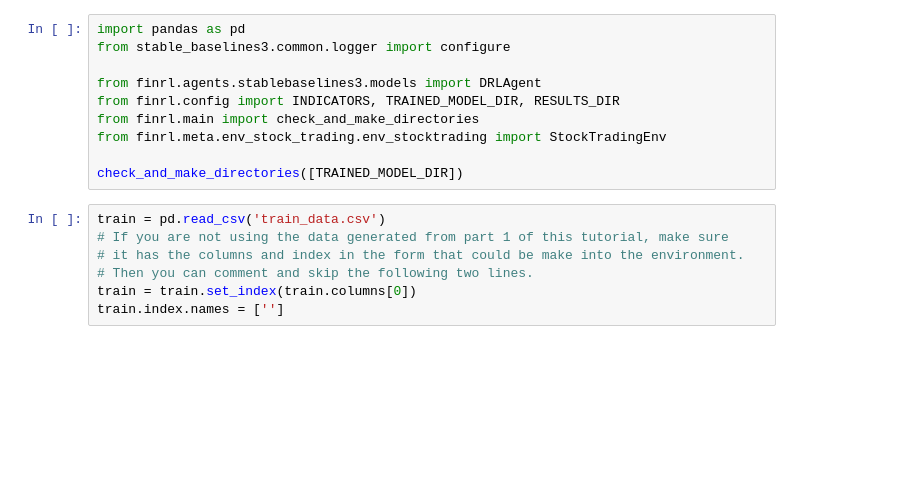
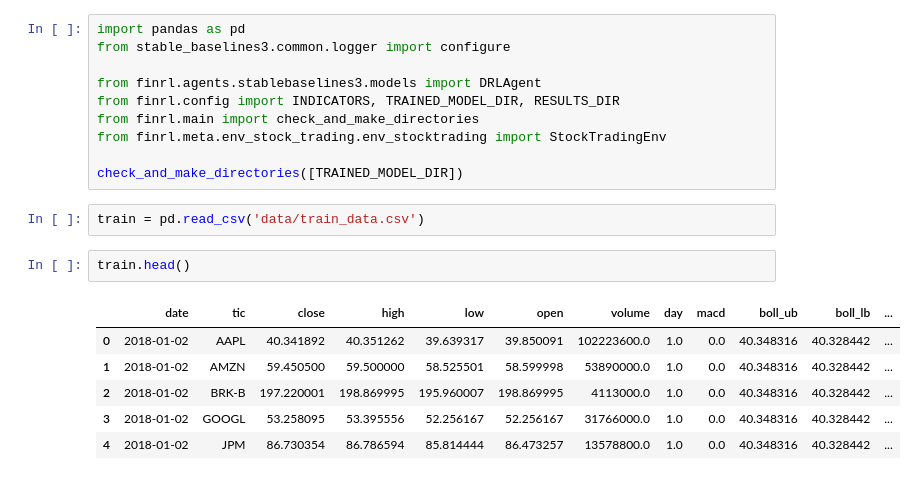
Before and after one commit to matkubita/StockAIFinanceRLAgent, a Jupyter notebook: RLAgent_2_1_Train_PPO.ipynb, the cells around one changed output. Saved outputs shown, nothing was run; the diff lists cells and outputs as text; blank space fills up the shorter version.

```diff
--- a/RLAgent_2_1_Train_PPO.ipynb
+++ b/RLAgent_2_1_Train_PPO.ipynb
@@ -8,10 +8,14 @@ from finrl.main import check_and_make_directories
 from finrl.meta.env_stock_trading.env_stocktrading import StockTradingEnv
 
 check_and_make_directories([TRAINED_MODEL_DIR])
-# %%
-train = pd.read_csv('train_data.csv')
-# If you are not using the data generated from part 1 of this tutorial, make sure
-# it has the columns and index in the form that could be make into the environment.
-# Then you can comment and skip the following two lines.
-train = train.set_index(train.columns[0])
-train.index.names = ['']
+# %%
+train = pd.read_csv('data/train_data.csv')
+# %%
+train.head()
+# %% [output]
+|  | date | tic | close | high | low | open | volume | day | macd | boll_ub | boll_lb | ... |
+| 0 | 2018-01-02 | AAPL | 40.341892 | 40.351262 | 39.639317 | 39.850091 | 102223600.0 | 1.0 | 0.0 | 40.348316 | 40.328442 | ... |
+| 1 | 2018-01-02 | AMZN | 59.450500 | 59.500000 | 58.525501 | 58.599998 | 53890000.0 | 1.0 | 0.0 | 40.348316 | 40.328442 | ... |
+| 2 | 2018-01-02 | BRK-B | 197.220001 | 198.869995 | 195.960007 | 198.869995 | 4113000.0 | 1.0 | 0.0 | 40.348316 | 40.328442 | ... |
+| 3 | 2018-01-02 | GOOGL | 53.258095 | 53.395556 | 52.256167 | 52.256167 | 31766000.0 | 1.0 | 0.0 | 40.348316 | 40.328442 | ... |
+| 4 | 2018-01-02 | JPM | 86.730354 | 86.786594 | 85.814444 | 86.473257 | 13578800.0 | 1.0 | 0.0 | 40.348316 | 40.328442 | ... |
```
Also changed, not shown: parts of 10 cells of this notebook, 7 other files.
